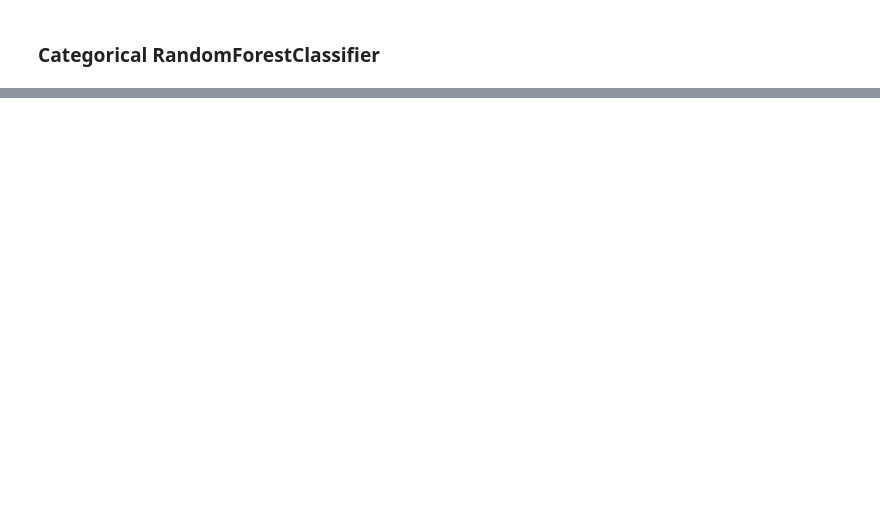
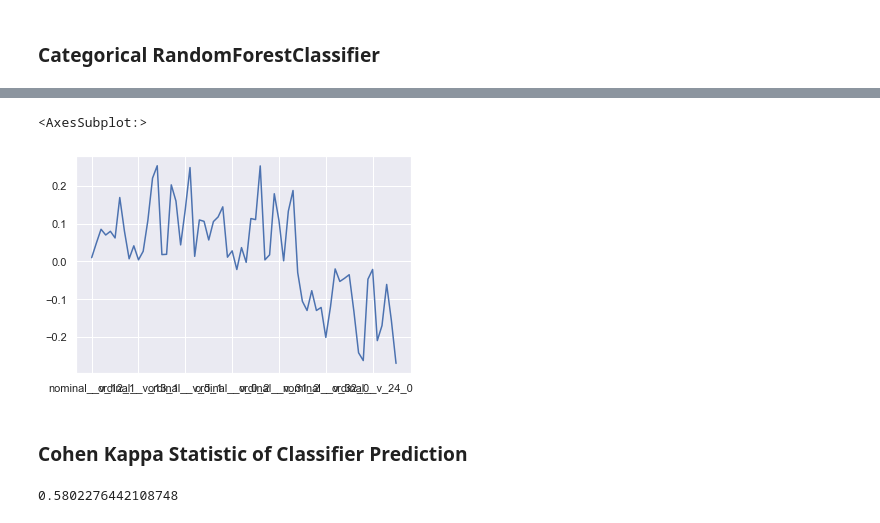
Before and after one commit to risan-raja/sdpiit, a Jupyter notebook: notebooks/sdpiitm-risan-raja-21f10000121.ipynb, the cells around one changed output, grey strips where cells are left out. Drawn from its saved outputs; the diff is of its cells as text; code cells hidden in the pictures; blank space fills up the shorter version.

```diff
--- a/notebooks/sdpiitm-risan-raja-21f10000121.ipynb
+++ b/notebooks/sdpiitm-risan-raja-21f10000121.ipynb
@@ -1230,0 +1310,19 @@ Pipeline(memory=Memory(location=None),
+# %%
+encoder = PolynomialWrapper(TargetEncoder())
+x_t = encoder.fit_transform(raw_data.loc[:,nominal+ordinal].astype('category'), raw_data.target)
+x_t.corrwith(raw_data.target,method='kendall').plot()
+# %% [output]
+<AxesSubplot:>
+[figure, added]
+# %% [markdown]
+### Cohen Kappa Statistic of Classifier Prediction
+# %%
+models = [LGC_pipeline,RFC_pipeline]
+predictions = []
+for model in models:
+    y_pred = model.fit(X_train, y_train).predict(X_test)
+    predictions.append(y_pred)
+
+cohen_kappa_score(*predictions)
+# %% [output]
+0.5802276442108748
```
Also changed, not shown: parts of 15 cells of this notebook.
